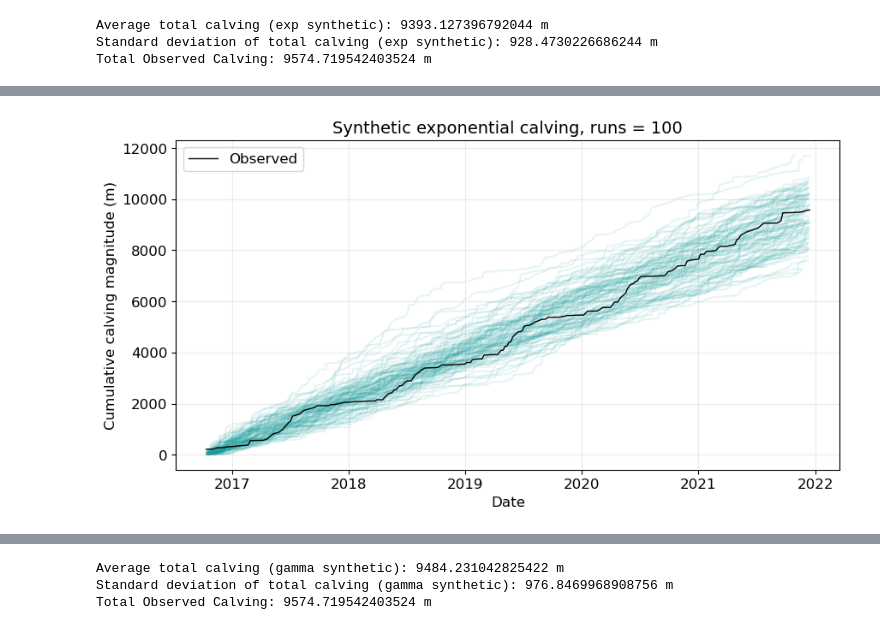
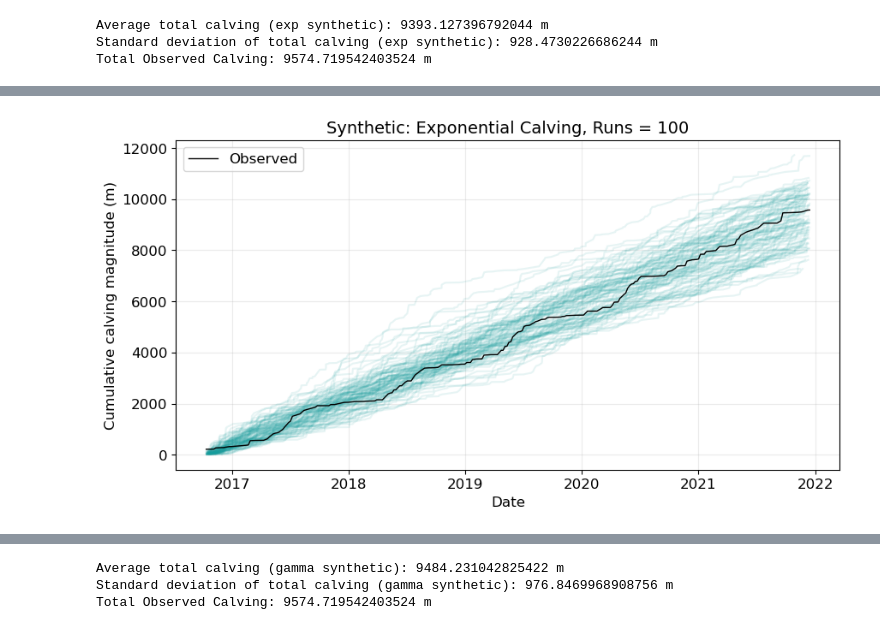
Before and after one commit to sofiasuhinin/Jakobshavn-Isbrae-CalvingStatistics, a Jupyter notebook: calving_statistics/4_calvingseries_statistics.ipynb, the cells around one changed output, grey strips where cells are left out. Saved outputs shown, nothing was run; the diff lists cells and outputs as text; code cells hidden in the pictures.

```diff
--- a/calving_statistics/4_calvingseries_statistics.ipynb
+++ b/calving_statistics/4_calvingseries_statistics.ipynb
@@ -1188,18 +1237,18 @@ Total Observed Calving: 9574.719542403524 m
 # %%
 #cumulative sum of each synthetic exp run
     ## and plot!
 fig, ax = plt.subplots(figsize=(10, 5))
 
 for run in exp_calving_runs:
     cumulative = run["synthetic_calving"].cumsum()
     ax.plot(run["Date"], cumulative, color=teal, alpha=0.10)
 
 ax.plot(observed["Date"], observed_cumulative, color="black", linewidth=1, label="Observed")
 ax.legend()
 ax.grid(True, alpha=0.25)
 ax.set_xlabel("Date")
 ax.set_ylabel("Cumulative calving magnitude (m)")
-ax.set_title("Synthetic exponential calving, runs = 100")
+ax.set_title("Synthetic: Exponential Calving, Runs = 100")
 plt.show()
 # %% [output]
-[figure, old version]
+[figure, new version]
```
Also changed, not shown: parts of 10 cells of this notebook, 1 other file.
